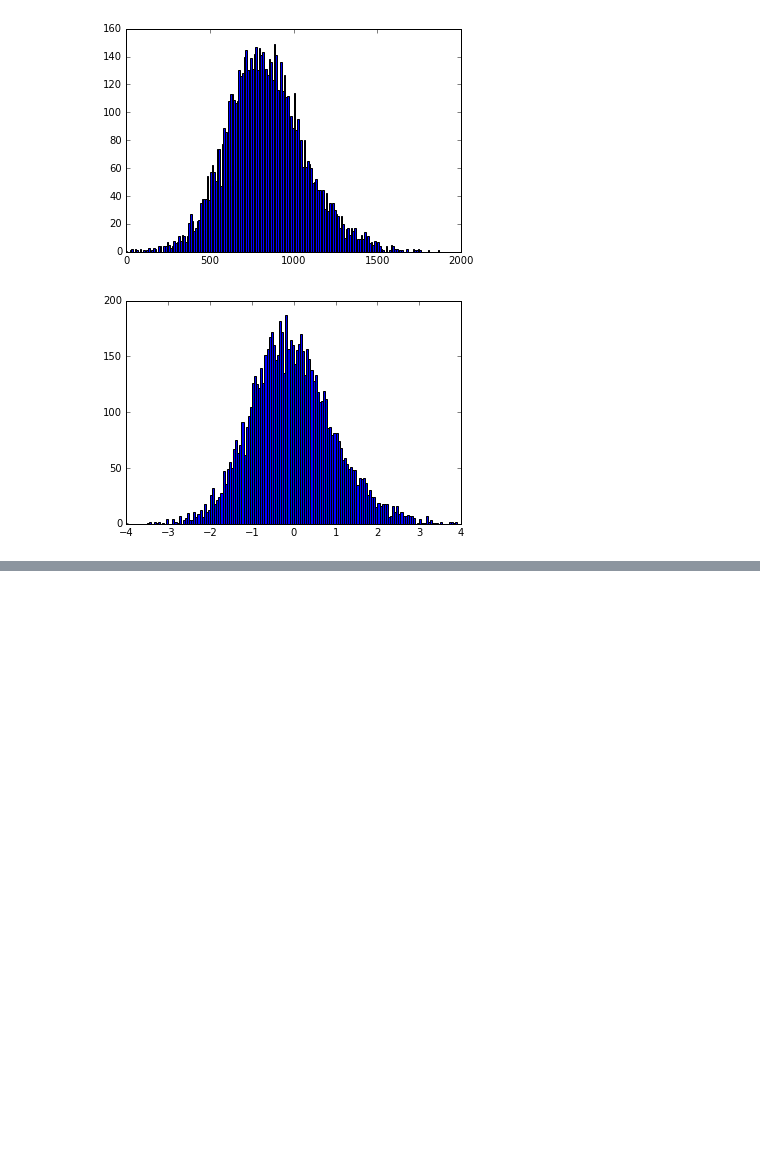
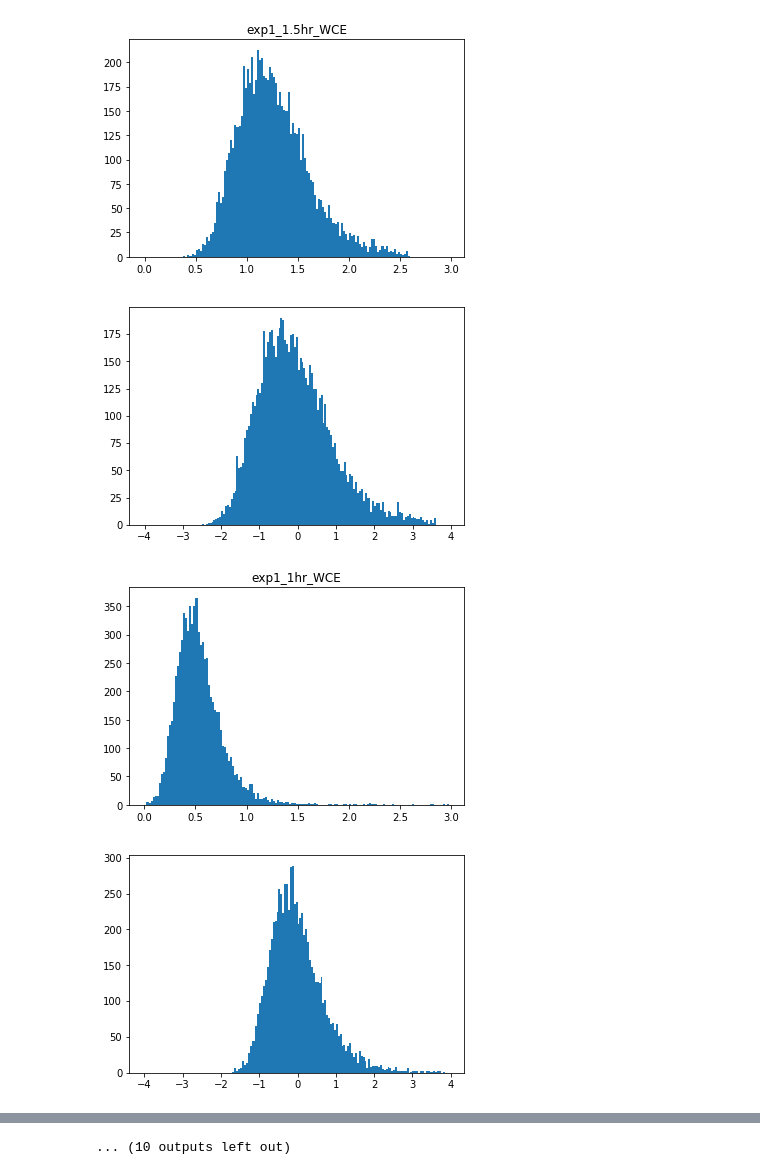
Before and after one commit to ame9yu/cell-cycle-chromatin, a Jupyter notebook: dna-replication-sandbox/WCEReplicationTiming.ipynb, the cells around one changed output, grey strips where cells are left out. Drawn from its saved outputs; the diff is of its cells as text; code cells hidden in the pictures; blank space fills up the shorter version.

Commit message:
ipython notebook updated to produce combined and separate figures for WCE

```diff
--- a/dna-replication-sandbox/WCEReplicationTiming.ipynb
+++ b/dna-replication-sandbox/WCEReplicationTiming.ipynb
@@ -4,31 +4,13 @@ import matplotlib.pyplot as plt
 import pandas as pd
 import scipy.interpolate
 import matplotlib as mpl
+import errno
 mpl.rcParams['pdf.fonttype'] = 42
-
-data = pd.read_csv("wceGM12878_coveragewindows.bed", sep="\t", names=["chrom","start","end","resid","readcount"])
-
-m = np.mean(data["readcount"])
-s = np.sqrt(np.var(data["readcount"]))
-print m, m+3*s, m-3*s
-
-data = data[data["readcount"]<=m+3*s]
 
 # Get zscore
 def GetZscore(data, col):
     m = np.mean(data[col])
     s = np.sqrt(np.var(data[col]))
     return data.apply(lambda x: (x[col]-m)/s, 1)
-data["zscore"] = GetZscore(data, "readcount")
-
-# Restrict to region from mccarroll paper
-Mb = 1000000
-minval = 50
-maxval = 90
-data = data[(data["start"]>=minval*Mb) & (data["start"]<=maxval*Mb) ]
-
-# Load Koren data
-koren = pd.read_csv("data/Koren_etal_TableS2_hg19.bed", sep="\t", names=["chrom","start","end","zscore"])
-koren = koren[(koren["chrom"]=="chr2") & (koren["start"]>=minval*Mb) & (koren["start"]<=maxval*Mb)]
 # %% [output]
 Populating the interactive namespace from numpy and matplotlib
@@ -36,11 +77,15 @@ Populating the interactive namespace from numpy and matplotlib
 # %%
-fig = plt.figure()
-ax = fig.add_subplot(111)
-ax.hist(data["readcount"], bins=np.arange(0, 2000, 10));
+for data in data_array:
+    fig = plt.figure()
+    ax = fig.add_subplot(111)
+    ax.title.set_text(data[1])
+    ax.hist(data[0]["ratio"], bins=np.arange(0, 3, 0.02))
 
-fig = plt.figure()
-ax = fig.add_subplot(111)
-ax.hist(data["zscore"], bins = np.arange(-4, 4, 0.05));
+    fig = plt.figure()
+    ax = fig.add_subplot(111)
+    ax.hist(data[0]["zscore"], bins = np.arange(-4, 4, 0.05));
 # %% [output]
-[figure, old version]
+[figure, new version]
-[figure, old version]
+[figure, new version]
+[figure, added]
+[figure, added]
@@ -46,0 +100 @@ ax.hist(data["zscore"], bins = np.arange(-4, 4, 0.05));
+... (10 outputs left out)
```
Also changed, not shown: parts of 13 cells of this notebook, 2 other files.
